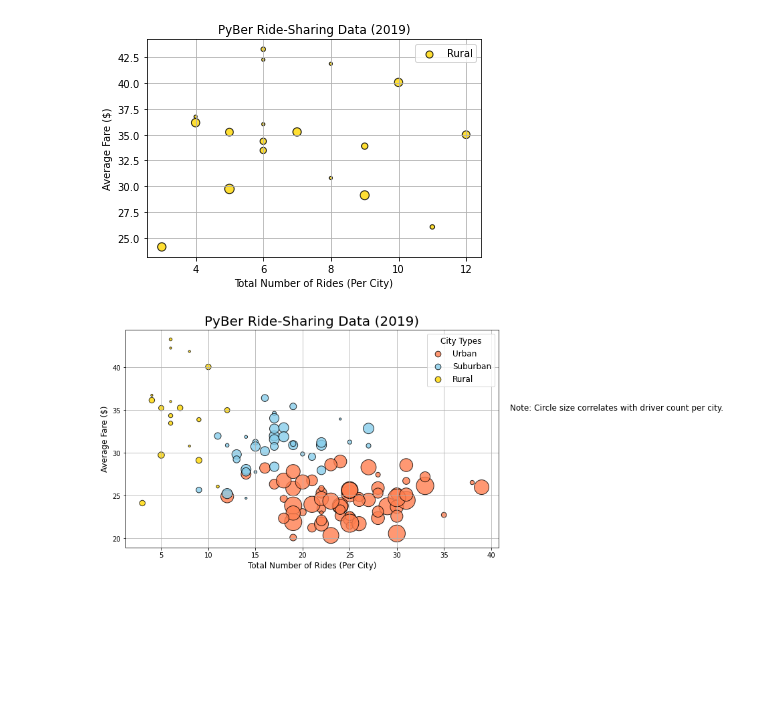
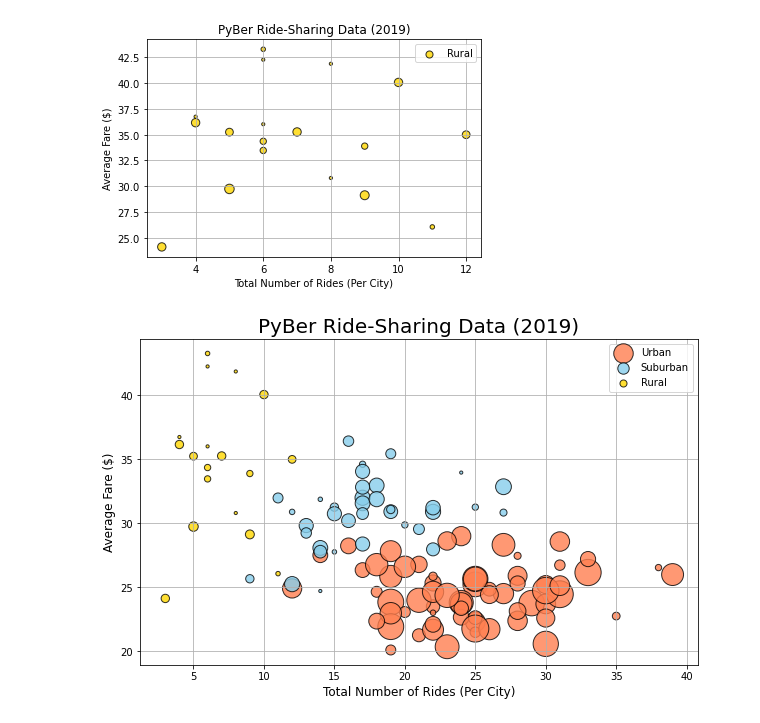
Before and after one commit to Praveeja-Sasidharan-Suni/PyBer_Analysis, a Jupyter notebook: PyBer.ipynb, the cells around one changed output. Saved outputs shown, nothing was run; the diff lists cells and outputs as text; code cells hidden in the pictures; blank space fills up the shorter version.

```diff
--- a/PyBer.ipynb
+++ b/PyBer.ipynb
@@ -246,42 +247,32 @@ plt.legend()
 # Build the scatter charts for each city type.
 plt.subplots(figsize=(10, 6))
 plt.scatter(urban_ride_count,
       urban_avg_fare,
       s=10*urban_driver_count, c="coral",
       edgecolor="black", linewidths=1,
       alpha=0.8, label="Urban")
 
 plt.scatter(suburban_ride_count,
       suburban_avg_fare,
       s=10*suburban_driver_count, c="skyblue",
       edgecolor="black", linewidths=1,
       alpha=0.8, label="Suburban")
 
 plt.scatter(rural_ride_count,
       rural_avg_fare,
       s=10*rural_driver_count, c="gold",
       edgecolor="black", linewidths=1,
       alpha=0.8, label="Rural")
 
 # Incorporate the other graph properties
 plt.title("PyBer Ride-Sharing Data (2019)", fontsize=20)
 plt.ylabel("Average Fare ($)", fontsize=12)
 plt.xlabel("Total Number of Rides (Per City)", fontsize=12)
 plt.grid(True)
 
 # Add the legend.
-# Create a legend
-lgnd = plt.legend(fontsize="12", mode="Expanded",
-         scatterpoints=1, loc="best", title="City Types")
-lgnd.legendHandles[0]._sizes = [75]
-lgnd.legendHandles[1]._sizes = [75]
-lgnd.legendHandles[2]._sizes = [75]
-lgnd.get_title().set_fontsize(12)
-# Incorporate a text label about circle size.
-plt.text(42, 35, "Note: Circle size correlates with driver count per city.", fontsize="12")
+plt.legend()
 # Show the plot
-# Save the figure.
-plt.savefig("Analysis/Fig1.png")
 plt.show()
 # %% [output]
-[figure, old version]
+[figure, new version]
```
Also changed, not shown: parts of 28 cells of this notebook.
